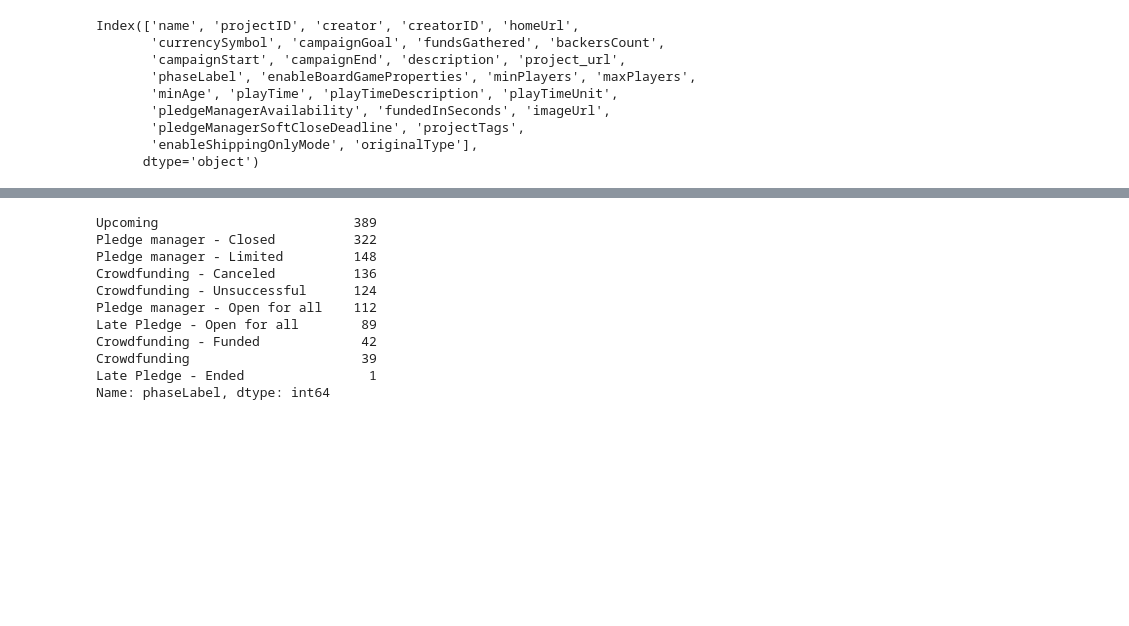
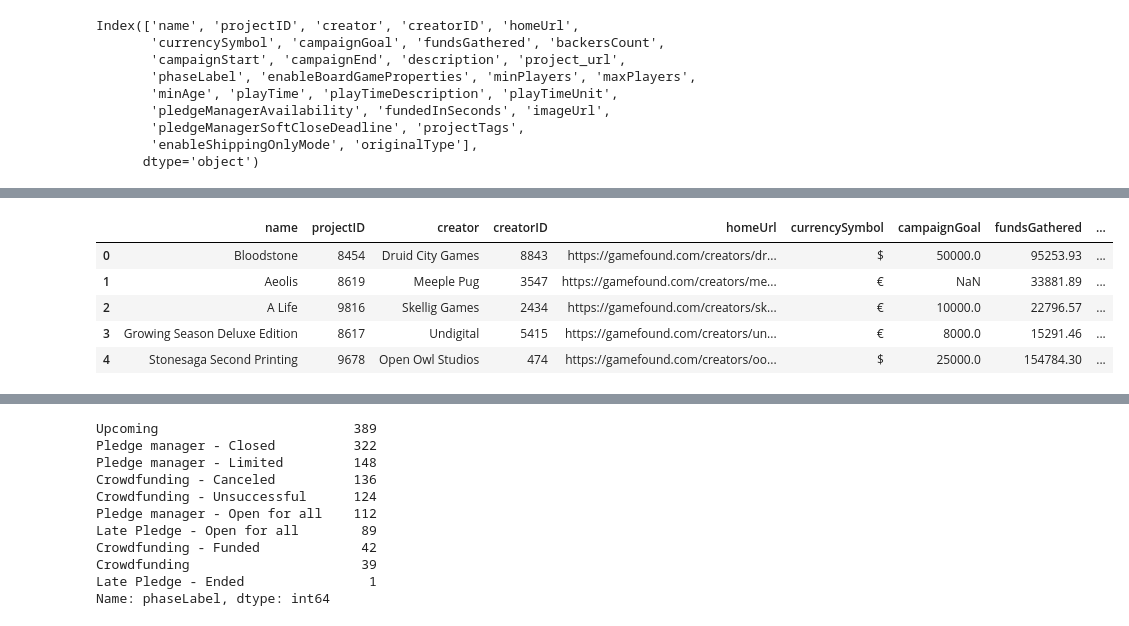
Before and after one commit to jjongseon/Asac-project, a Jupyter notebook: 01_Src/EDA/game_list_eda.ipynb, the cells around one changed output, grey strips where cells are left out. Saved outputs shown, nothing was run; the diff lists cells and outputs as text; code cells hidden in the pictures; blank space fills up the shorter version.

```diff
--- a/01_Src/EDA/game_list_eda.ipynb
+++ b/01_Src/EDA/game_list_eda.ipynb
@@ -17,3 +37,13 @@ Index(['name', 'projectID', 'creator', 'creatorID', 'homeUrl',
+# %%
+pd.set_option('display.max_columns', None)
+df.head()
+# %% [output]
+|  | name | projectID | creator | creatorID | homeUrl | currencySymbol | campaignGoal | fundsGathered | ... |
+| 0 | Bloodstone | 8454 | Druid City Games | 8843 | https://gamefound.com/creators/dr... | $ | 50000.0 | 95253.93 | ... |
+| 1 | Aeolis | 8619 | Meeple Pug | 3547 | https://gamefound.com/creators/me... | € | NaN | 33881.89 | ... |
+| 2 | A Life | 9816 | Skellig Games | 2434 | https://gamefound.com/creators/sk... | € | 10000.0 | 22796.57 | ... |
+| 3 | Growing Season Deluxe Edition | 8617 | Undigital | 5415 | https://gamefound.com/creators/un... | € | 8000.0 | 15291.46 | ... |
+| 4 | Stonesaga Second Printing | 9678 | Open Owl Studios | 474 | https://gamefound.com/creators/oo... | $ | 25000.0 | 154784.30 | ... |
 # %%
 a_list = ['name', 'projectID', 'creator', 'creatorID', 'homeUrl',
        'currencySymbol', 'campaignGoal', 'fundsGathered', 'backersCount',
```
Also changed, not shown: parts of 6 cells of this notebook, 3 other files.
